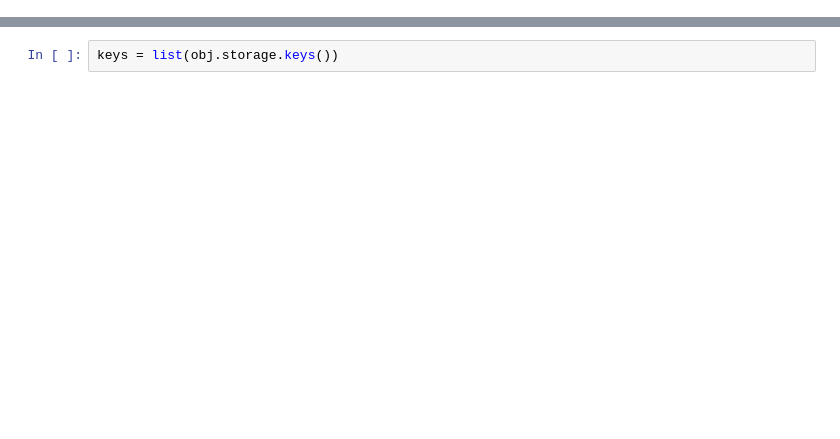
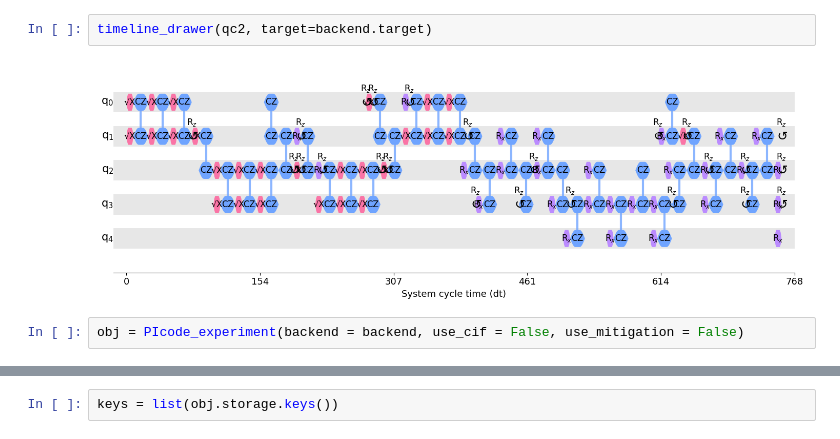
Before and after one commit to notSAKRI/Probabilistic-Quantum-Error-Correction, a Jupyter notebook: user.ipynb, the cells around one changed output, grey strips where cells are left out. Drawn from its saved outputs; the diff is of its cells as text; blank space fills up the shorter version.

```diff
--- a/user.ipynb
+++ b/user.ipynb
@@ -4,0 +14,6 @@ obj = PIcode_experiment(backend = None, use_cif = False, use_mitigation = False)
+# %%
+timeline_drawer(qc2, target=backend.target)
+# %% [output]
+[figure, added]
+# %%
+obj = PIcode_experiment(backend = backend, use_cif = False, use_mitigation = False)
```
Also changed, not shown: parts of 9 cells of this notebook, 13 other files.
